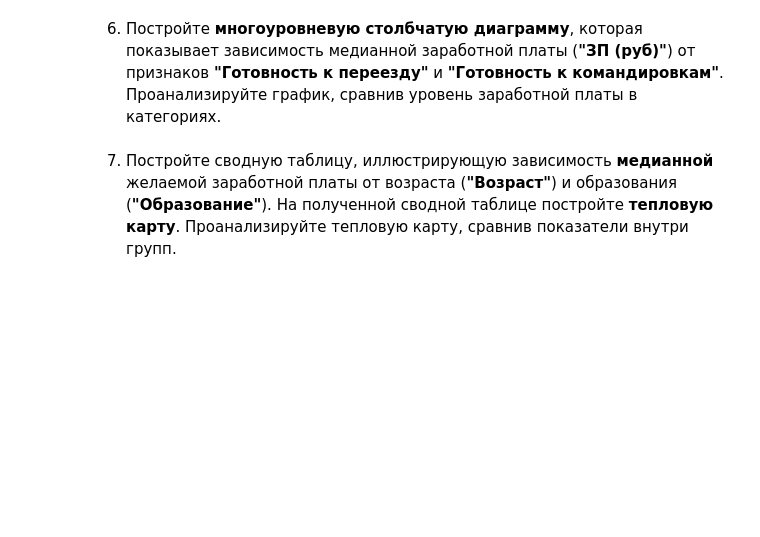
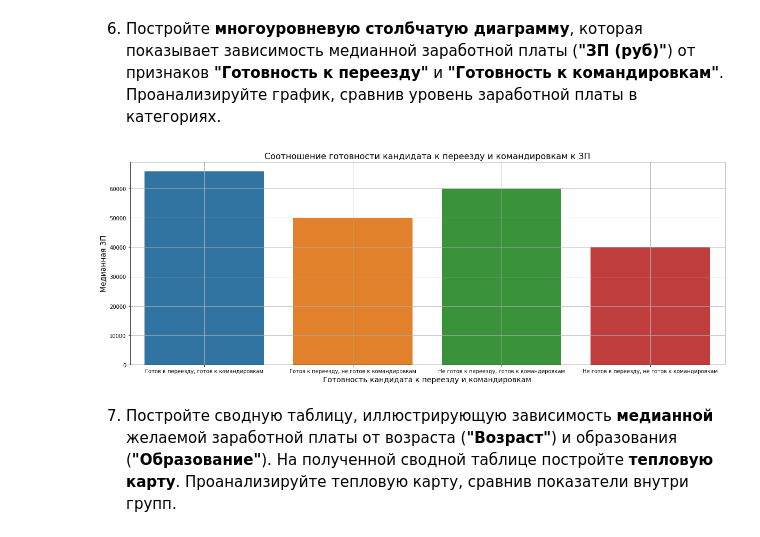
Before and after one commit to malinamedusa/Analysis-vacancies-HeadHunter, a Jupyter notebook: Project_01.ipynb, the cells around one changed output. Drawn from its saved outputs; the diff is of its cells as text; code cells hidden in the pictures; blank space fills up the shorter version.

```diff
--- a/Project_01.ipynb
+++ b/Project_01.ipynb
@@ -534,0 +531,29 @@ boxplot.xaxis.set_minor_locator(ticker.MultipleLocator(5000))
+# %%
+data_median_salary_df = pd.DataFrame(
+    data = [
+        ['Готов к переезду, готов к командировкам',
+         data[(data['Готовность к переезду'] == True) & (data['Готовность к командировкам'] == True)]['ЗП (руб)'].median()],
+        ['Готов к переезду, не готов к командировкам',
+         data[(data['Готовность к переезду'] == True) & (data['Готовность к командировкам'] == False)]['ЗП (руб)'].median()],
+        ['Не готов к переезду, готов к командировкам',
+         data[(data['Готовность к переезду'] == False) & (data['Готовность к командировкам'] == True)]['ЗП (руб)'].median()],
+        ['Не готов к переезду, не готов к командировкам',
+         data[(data['Готовность к переезду'] == False) & (data['Готовность к командировкам'] == False)]['ЗП (руб)'].median()]
+    ],
+    columns= ['status', 'median_salary']
+)
+
+fig, axes = plt.subplots(figsize=(20, 7))
+barplot1 = sns.barplot(
+    data=data_median_salary_df,
+    x='status',
+    y='median_salary',
+    orient='v',
+    ci=None
+)
+barplot1.set_title('Соотношение готовности кандидата к переезду и командировкам к ЗП', fontsize=16)
+barplot1.set_xlabel('Готовность кандидата к переезду и командировкам', fontsize=14)
+barplot1.set_ylabel('Медианная ЗП', fontsize=14)
+barplot1.grid()
+# %% [output]
+[figure, added]
```
Also changed, not shown: parts of 3 cells of this notebook.
